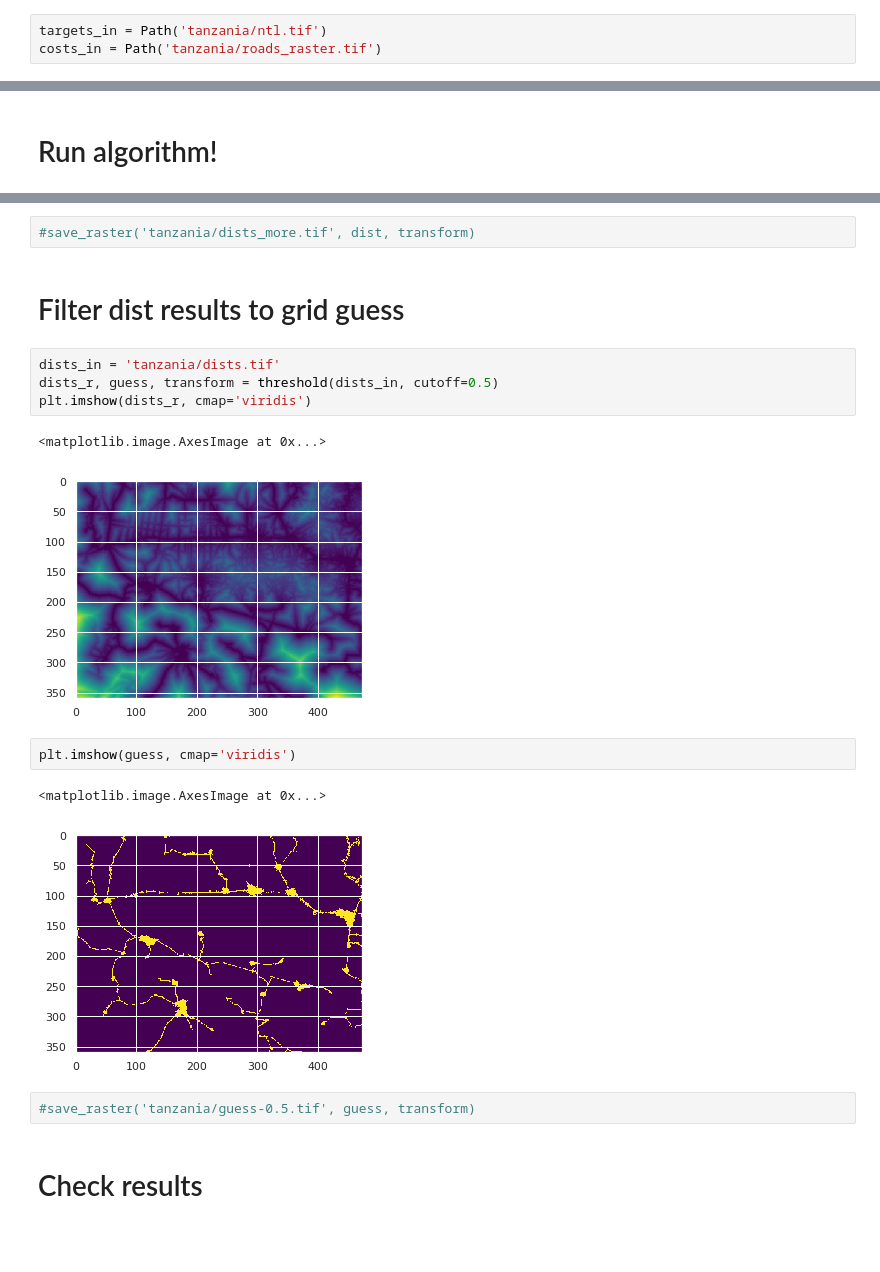
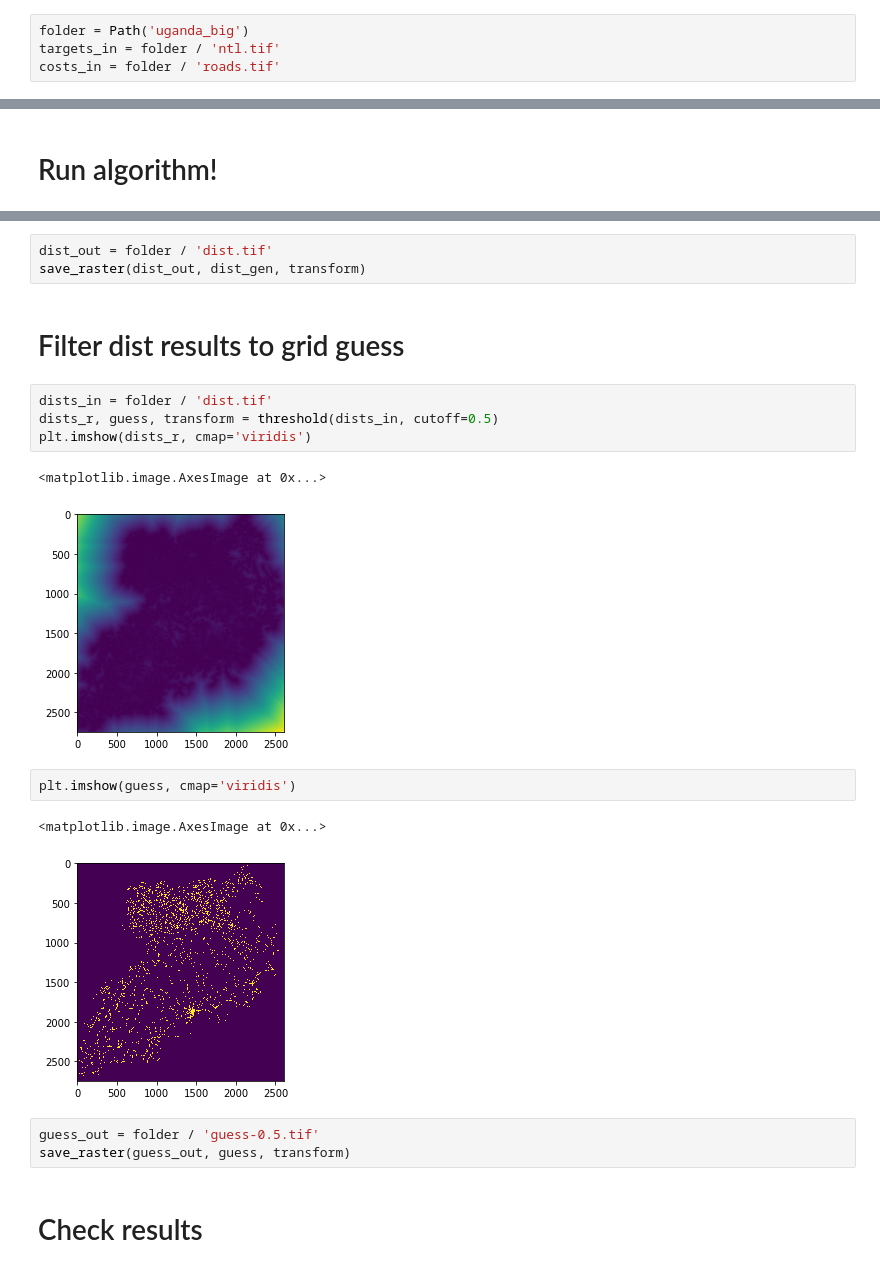
Before and after one commit to carderne/gridfinder, a Jupyter notebook: gridfinder.ipynb, the cells around one changed output, grey strips where cells are left out. Saved outputs shown, nothing was run; the diff lists cells and outputs as text; blank space fills up the shorter version.

```diff
--- a/gridfinder.ipynb
+++ b/gridfinder.ipynb
@@ -167,8 +179,9 @@ plt.imshow(path, cmap='pink')
 # %% [markdown]
 # Convert targets to list of coordinates
 # %%
-targets_in = Path('tanzania/ntl.tif')
-costs_in = Path('tanzania/roads_raster.tif')
+folder = Path('uganda_big')
+targets_in = folder / 'ntl.tif'
+costs_in = folder / 'roads.tif'
 # %%
 targets, transform, start = gf.get_targets(targets_in)
 plt.imshow(targets, cmap='viridis')
@@ -255,21 +265,23 @@ for (j,i),label in np.ndenumerate(dist):
-# %%
-#save_raster('tanzania/dists_more.tif', dist, transform)
+# %%
+dist_out = folder / 'dist.tif'
+save_raster(dist_out, dist_gen, transform)
 # %% [markdown]
 # Filter dist results to grid guess
 # %%
-dists_in = 'tanzania/dists.tif'
+dists_in = folder / 'dist.tif'
 dists_r, guess, transform = threshold(dists_in, cutoff=0.5)
 plt.imshow(dists_r, cmap='viridis')
 # %% [output]
 <matplotlib.image.AxesImage at 0x...>
-[figure, old version]
+[figure, new version]
 # %%
 plt.imshow(guess, cmap='viridis')
 # %% [output]
 <matplotlib.image.AxesImage at 0x...>
-[figure, old version]
+[figure, new version]
 # %%
-#save_raster('tanzania/guess-0.5.tif', guess, transform)
+guess_out = folder / 'guess-0.5.tif'
+save_raster(guess_out, guess, transform)
 # %% [markdown]
 # Check results
 # %%
```
Also changed, not shown: parts of 39 cells of this notebook, 5 other files.
